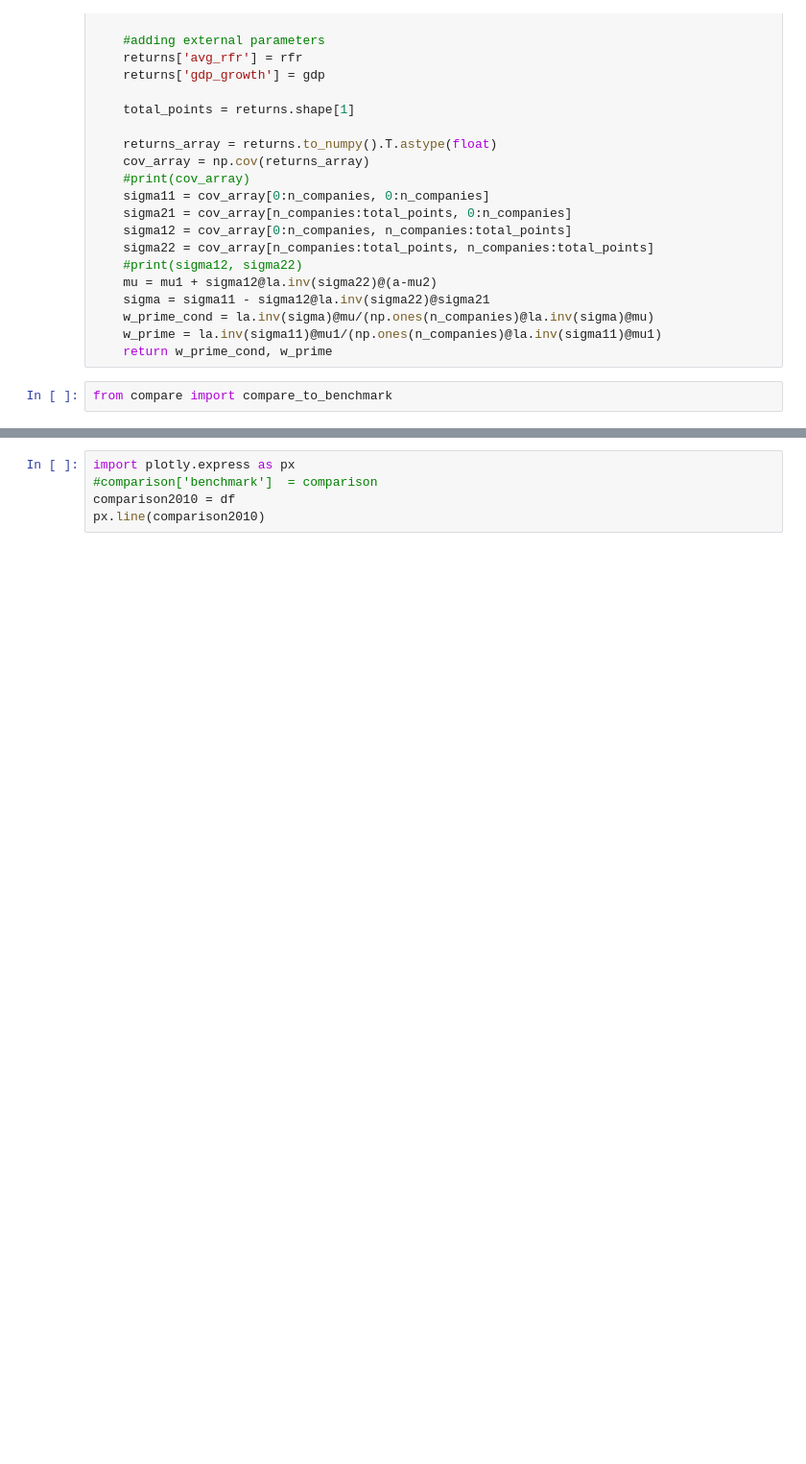
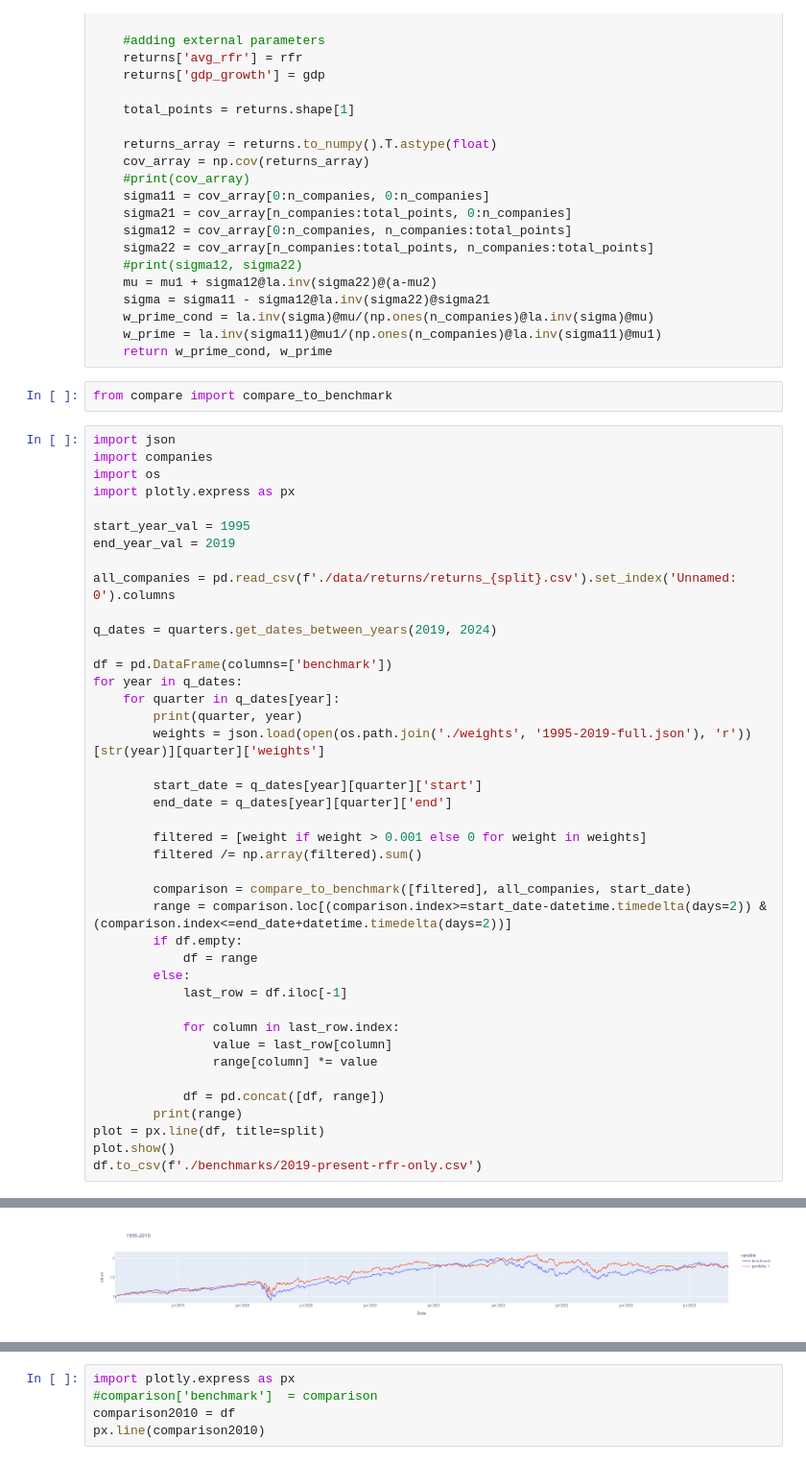
Before and after one commit to jcrayb/portfolio-theory, a Jupyter notebook: benchmark.ipynb, the cells around one changed output, grey strips where cells are left out. Shown: that part at 96% size. Drawn from its saved outputs; the diff is of its cells as text; blank space fills up the shorter version.

```diff
--- a/benchmark.ipynb
+++ b/benchmark.ipynb
@@ -47,3 +47,45 @@ def get_stock_weights(start_year, end_year, a):
     return w_prime_cond, w_prime
 # %%
 from compare import compare_to_benchmark
+# %%
+import json
+import companies
+import os
+import plotly.express as px
+
+start_year_val = 1995
+end_year_val = 2019
+
+all_companies = pd.read_csv(f'./data/returns/returns_{split}.csv').set_index('Unnamed: 0').columns
+
+q_dates = quarters.get_dates_between_years(2019, 2024)
+
+df = pd.DataFrame(columns=['benchmark'])
+for year in q_dates:
+    for quarter in q_dates[year]:
+        print(quarter, year)
+        weights = json.load(open(os.path.join('./weights', '1995-2019-full.json'), 'r'))[str(year)][quarter]['weights']
+
+        start_date = q_dates[year][quarter]['start']
+        end_date = q_dates[year][quarter]['end']
+
+        filtered = [weight if weight > 0.001 else 0 for weight in weights]
+        filtered /= np.array(filtered).sum()
+
+        comparison = compare_to_benchmark([filtered], all_companies, start_date)
+        range = comparison.loc[(comparison.index>=start_date-datetime.timedelta(days=2)) & (comparison.index<=end_date+datetime.timedelta(days=2))]
+        if df.empty:
+            df = range
+        else:
+            last_row = df.iloc[-1]
+
+            for column in last_row.index:
+                value = last_row[column]
+                range[column] *= value
+
+            df = pd.concat([df, range])
+        print(range)
+plot = px.line(df, title=split)
+plot.show()
+df.to_csv(f'./benchmarks/2019-present-rfr-only.csv')
+# %% [output]
@@ -50,3 +109,4 @@ from compare import compare_to_benchmark
+[figure, added]
 # %%
 import json
 import companies
```
Also changed, not shown: parts of 2 cells of this notebook, 17 other files.
